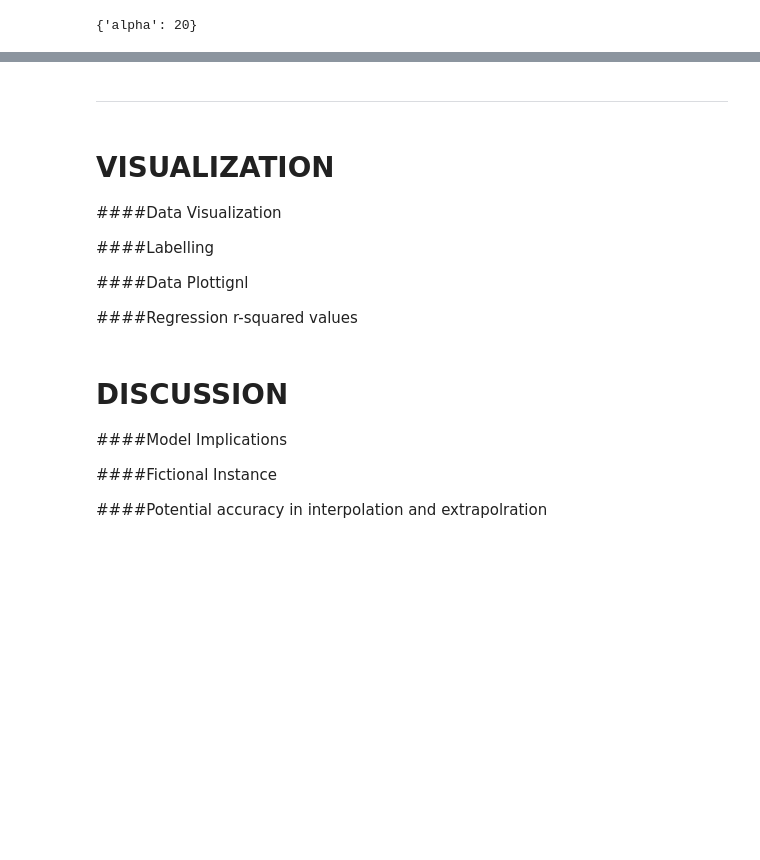
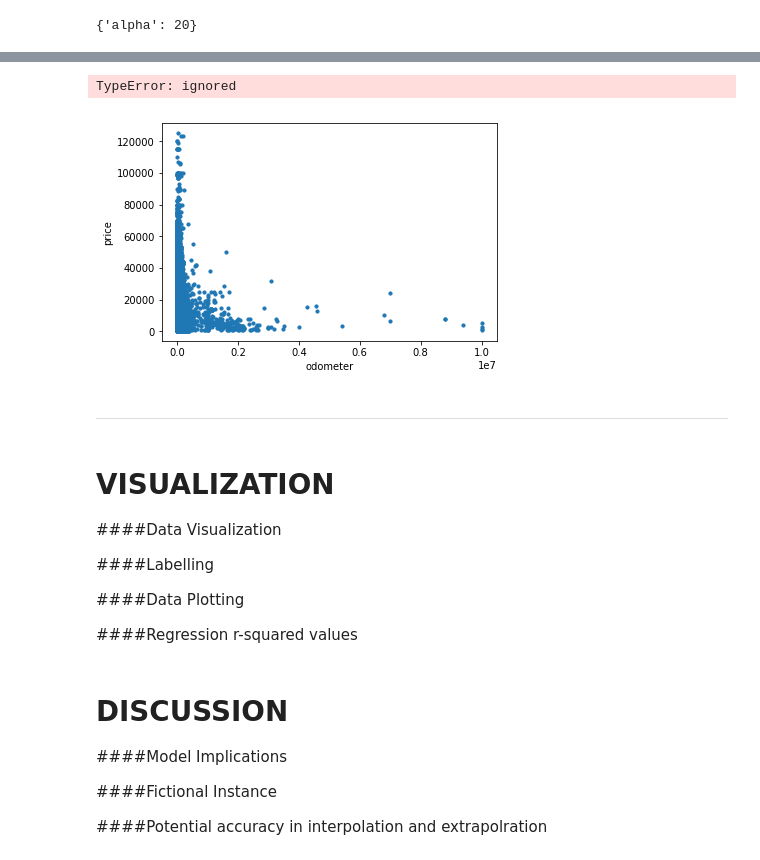
Before and after one commit to jashanmalhi/Data-Analysis, a Jupyter notebook: Used_Cars_Data_Modelling.ipynb, the cells around one changed output, grey strips where cells are left out. Saved outputs shown, nothing was run; the diff lists cells and outputs as text; code cells hidden in the pictures; blank space fills up the shorter version.

```diff
--- a/Used_Cars_Data_Modelling.ipynb
+++ b/Used_Cars_Data_Modelling.ipynb
@@ -205,3 +259,15 @@ lasso_regressor.best_score_
+# %%
+plt.scatter(x_odometer, Y, s=10)
+plt.xlabel('odometer')
+plt.ylabel('price')
+
+y_predicted = lasso.predict(x_odometer,x_year)
+
+plt.plot(x_odometer, y_predicted, color='r')
+plt.show()
+# %% [output]
+TypeError: ignored
+[figure, added]
 # %% [markdown]
 **********************************************************************************************
 # %% [markdown]
@@ -211,7 +277,7 @@ lasso_regressor.best_score_
 
 ####Labelling
 
-####Data Plottignl
+####Data Plotting
 
 ####Regression r-squared values
 # %% [markdown]
```
Also changed, not shown: parts of 27 cells of this notebook.
